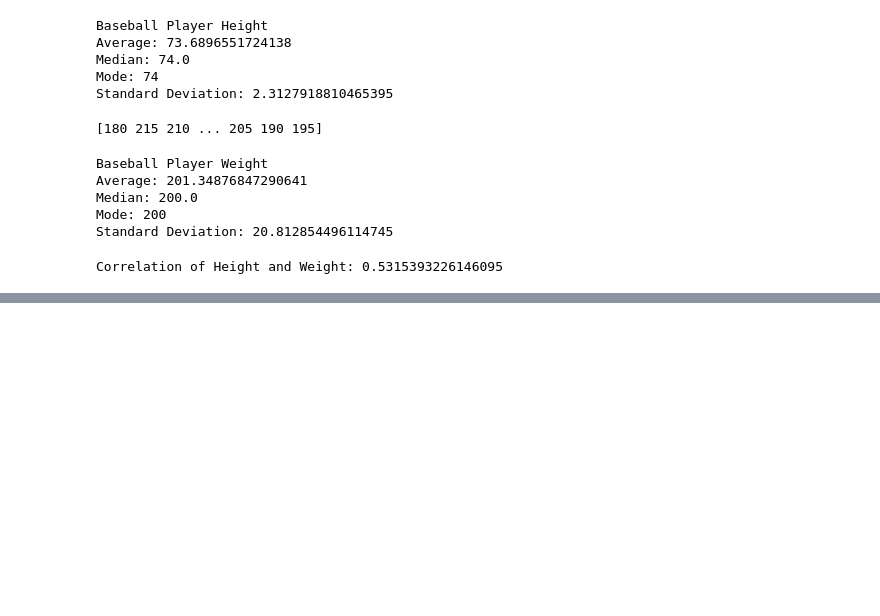
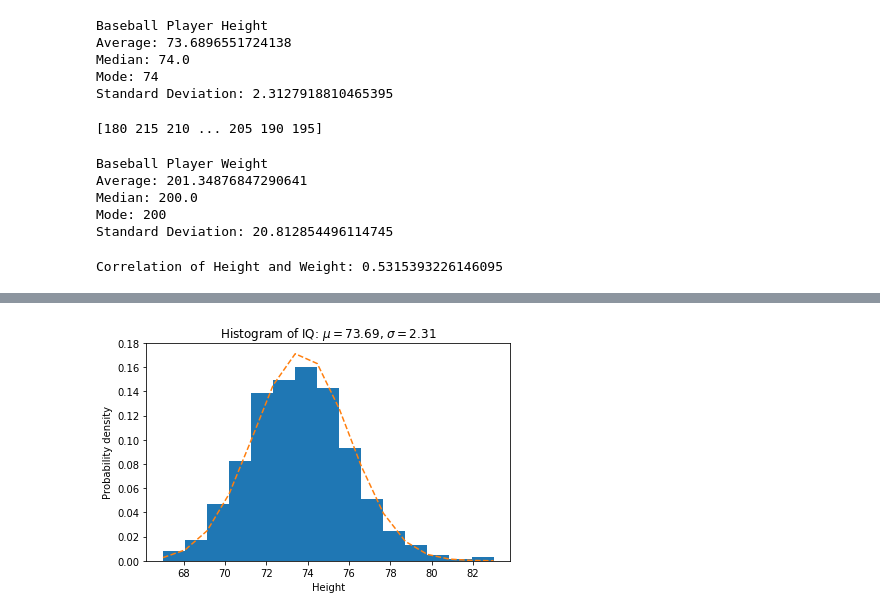
Before and after one commit to cscollett/PlayingWithStats, a Jupyter notebook: Baseball_Stats_with_Python.ipynb, the cells around one changed output, grey strips where cells are left out. Saved outputs shown, nothing was run; the diff lists cells and outputs as text; code cells hidden in the pictures; blank space fills up the shorter version.

```diff
--- a/Baseball_Stats_with_Python.ipynb
+++ b/Baseball_Stats_with_Python.ipynb
@@ -96,0 +122,27 @@ plt.show()
+# %%
+mu = h_avg
+sigma = h_stddev
+x = np_height.astype(float)
+
+num_bins = 15
+
+fig, ax = plt.subplots()
+
+# the histogram of the data
+n, bins, patches = ax.hist(x, num_bins, density=1)
+
+# add a 'best fit' line
+# y = ((1 / (np.sqrt(2 * np.pi) * sigma)) *
+#      np.exp(-0.5 * (1 / sigma * (bins - mu))**2))
+y = ((1 / (np.sqrt(2 * np.pi) * sigma)) *
+     np.exp(-0.5 * (1 / sigma * (bins - mu))**2))
+ax.plot(bins, y, '--')
+ax.set_xlabel('Height')
+ax.set_ylabel('Probability density')
+ax.set_title(r'Histogram of IQ: $\mu={0:.2f}$, $\sigma={1:.2f}$'.format(mu, sigma))
+
+# Tweak spacing to prevent clipping of ylabel
+fig.tight_layout()
+plt.show()
+# %% [output]
+[figure, added]
```
Also changed, not shown: parts of 4 cells of this notebook.
